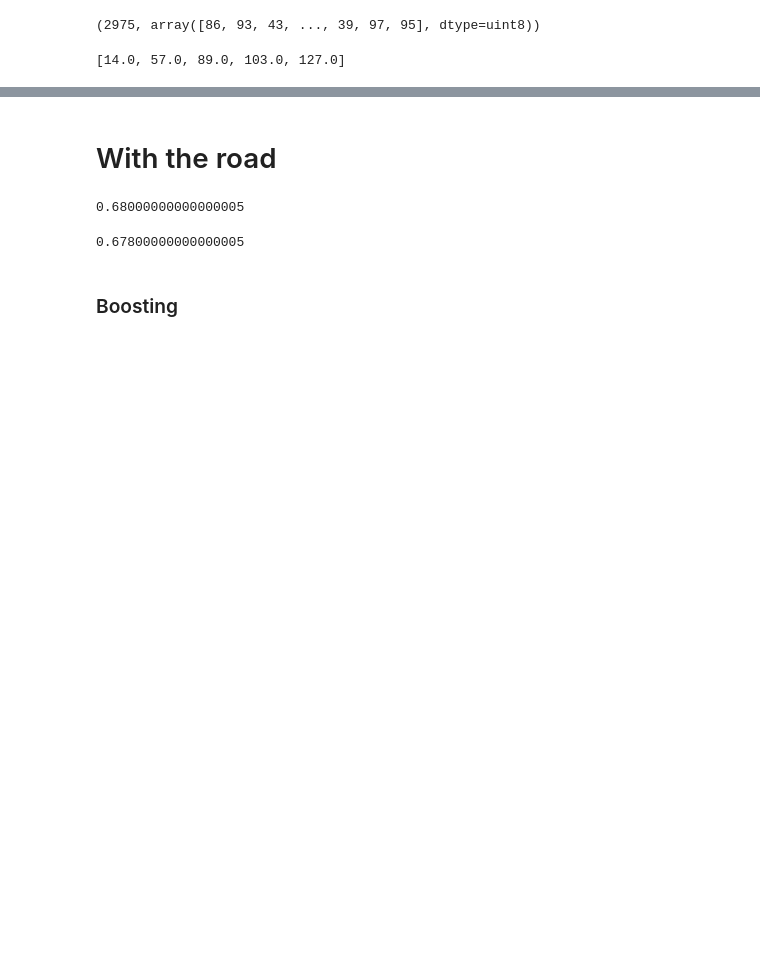
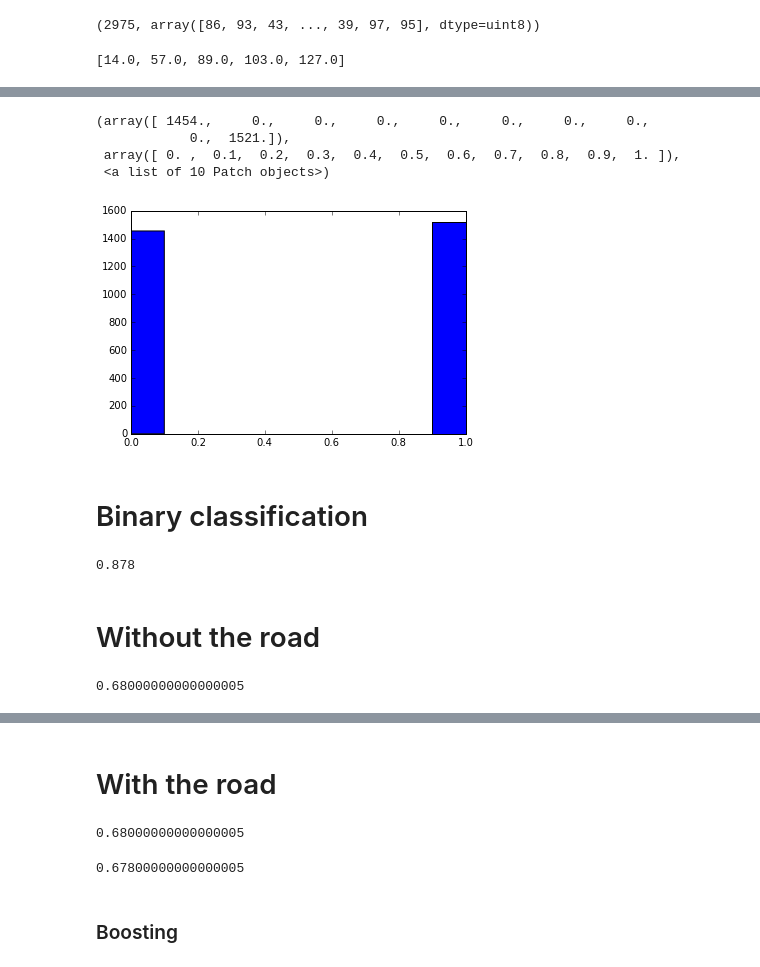
Before and after one commit to Avidereta/dl_project, a Jupyter notebook: classifiers.ipynb, the cells around one changed output, grey strips where cells are left out. Saved outputs shown, nothing was run; the diff lists cells and outputs as text; code cells hidden in the pictures; blank space fills up the shorter version.

```diff
--- a/classifiers.ipynb
+++ b/classifiers.ipynb
@@ -96,3 +109,7 @@ bins = [np.percentile(y_train, 0),
 bins
 # %% [output]
 [14.0, 57.0, 89.0, 103.0, 127.0]
+# %%
+binary_bins = [np.percentile(y_train, 0),
+               np.percentile(y_train, 50),
+               np.percentile(y_train, 100) + 1]
@@ -99,3 +120,7 @@ bins
+# %%
+y_train_binary = np.digitize(y_train, binary_bins) - 1
+y_val_binary = np.digitize(y_val, binary_bins) - 1
+y_test_binary = np.digitize(y_test, binary_bins) - 1
 # %%
 y_train = np.digitize(y_train, bins) - 1
 y_val = np.digitize(y_val, bins) - 1
@@ -109,0 +135,22 @@ plt.hist(y_train)
+# %%
+plt.hist(y_train_binary)
+# %% [output]
+(array([ 1454.,     0.,     0.,     0.,     0.,     0.,     0.,     0.,
+            0.,  1521.]),
+ array([ 0. ,  0.1,  0.2,  0.3,  0.4,  0.5,  0.6,  0.7,  0.8,  0.9,  1. ]),
+ <a list of 10 Patch objects>)
+[figure, added]
+# %% [markdown]
+# Binary classification
+# %%
+clf = LogisticRegression(C=0.01, penalty='l1')
+clf.fit(f1_train, y_train_binary).score(f1_val, y_val_binary)
+# %% [output]
+0.878
+# %% [markdown]
+# Without the road
+# %%
+clf = LogisticRegression(C=0.01, penalty='l1')
+clf.fit(f1_train, y_train).score(f1_val, y_val)
+# %% [output]
+0.68000000000000005
```
Also changed, not shown: parts of 51 cells of this notebook, 3 other files.
